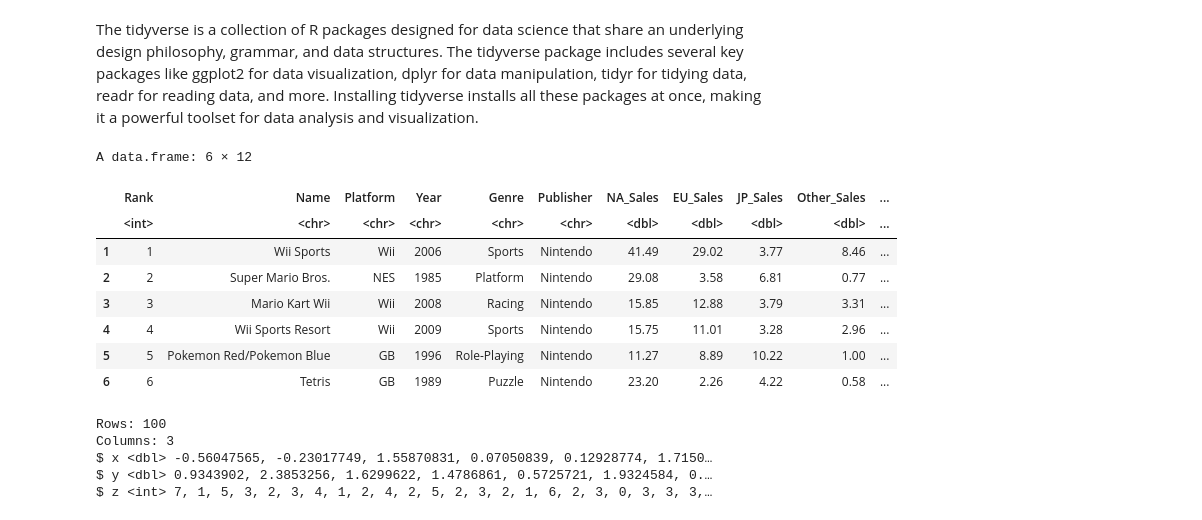
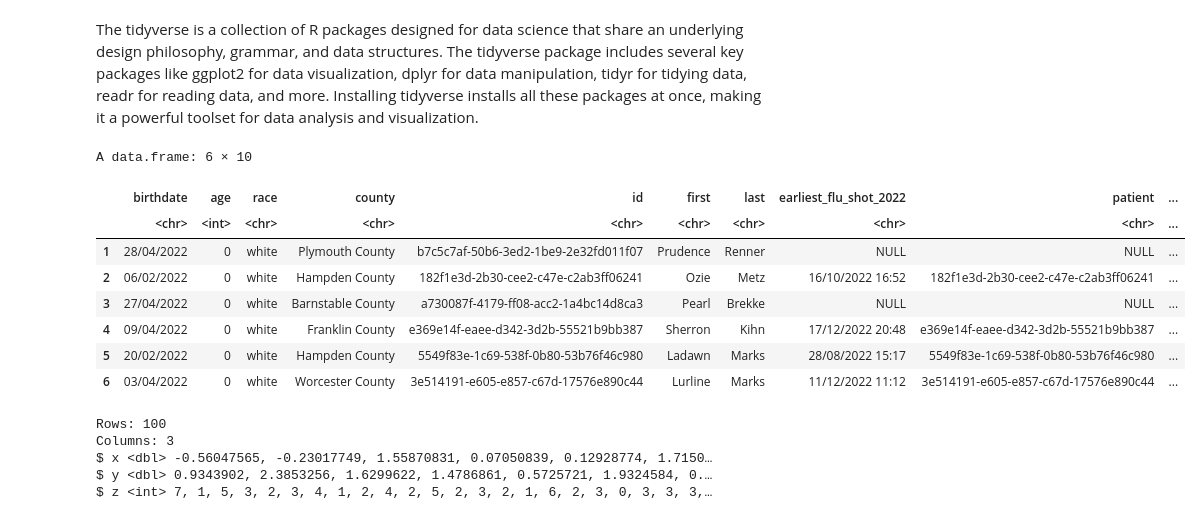
Before and after one commit to NiallGF/DatabasesAndAnalytics, a Jupyter notebook: week_4_part_1_2025.ipynb, the cells around one changed output. Cells and saved outputs as stored; diff of their text form; code cells hidden in the pictures.

```diff
--- a/week_4_part_1_2025.ipynb
+++ b/week_4_part_1_2025.ipynb
@@ -37,25 +47,25 @@ The tidyverse is a collection of R packages designed for data science that share
 # %%
 # Load the RCurl library to handle URL requests
 library(RCurl)
 
 # Retrieve the CSV file from the specified URL
-x <- getURL("https://raw.githubusercontent.com/shidrokh/my-csv-files/main/vgsalesGlobale.csv")
+x <- getURL("https://raw.githubusercontent.com/NiallGF/DatabasesAndAnalytics/refs/heads/main/CSV's/immunizationCorrect.csv")
 
 # Read the CSV content directly from the retrieved text
 y <- read.csv(text = x)
 
 # Display the first few rows of the dataset
 head(y)
 # %% [output]
-A data.frame: 6 × 12
+A data.frame: 6 × 10
-|  | Rank | Name | Platform | Year | Genre | Publisher | NA_Sales | EU_Sales | JP_Sales | Other_Sales | ... |
-|  | <int> | <chr> | <chr> | <chr> | <chr> | <chr> | <dbl> | <dbl> | <dbl> | <dbl> | ... |
-| 1 | 1 | Wii Sports | Wii | 2006 | Sports | Nintendo | 41.49 | 29.02 | 3.77 | 8.46 | ... |
-| 2 | 2 | Super Mario Bros. | NES | 1985 | Platform | Nintendo | 29.08 | 3.58 | 6.81 | 0.77 | ... |
-| 3 | 3 | Mario Kart Wii | Wii | 2008 | Racing | Nintendo | 15.85 | 12.88 | 3.79 | 3.31 | ... |
-| 4 | 4 | Wii Sports Resort | Wii | 2009 | Sports | Nintendo | 15.75 | 11.01 | 3.28 | 2.96 | ... |
-| 5 | 5 | Pokemon Red/Pokemon Blue | GB | 1996 | Role-Playing | Nintendo | 11.27 | 8.89 | 10.22 | 1.00 | ... |
-| 6 | 6 | Tetris | GB | 1989 | Puzzle | Nintendo | 23.20 | 2.26 | 4.22 | 0.58 | ... |
+|  | birthdate | age | race | county | id | first | last | earliest_flu_shot_2022 | patient | ... |
+|  | <chr> | <int> | <chr> | <chr> | <chr> | <chr> | <chr> | <chr> | <chr> | ... |
+| 1 | 28/04/2022 | 0 | white | Plymouth County | b7c5c7af-50b6-3ed2-1be9-2e32fd011f07 | Prudence | Renner | NULL | NULL | ... |
+| 2 | 06/02/2022 | 0 | white | Hampden County | 182f1e3d-2b30-cee2-c47e-c2ab3ff06241 | Ozie | Metz | 16/10/2022 16:52 | 182f1e3d-2b30-cee2-c47e-c2ab3ff06241 | ... |
+| 3 | 27/04/2022 | 0 | white | Barnstable County | a730087f-4179-ff08-acc2-1a4bc14d8ca3 | Pearl | Brekke | NULL | NULL | ... |
+| 4 | 09/04/2022 | 0 | white | Franklin County | e369e14f-eaee-d342-3d2b-55521b9bb387 | Sherron | Kihn | 17/12/2022 20:48 | e369e14f-eaee-d342-3d2b-55521b9bb387 | ... |
+| 5 | 20/02/2022 | 0 | white | Hampden County | 5549f83e-1c69-538f-0b80-53b76f46c980 | Ladawn | Marks | 28/08/2022 15:17 | 5549f83e-1c69-538f-0b80-53b76f46c980 | ... |
+| 6 | 03/04/2022 | 0 | white | Worcester County | 3e514191-e605-e857-c67d-17576e890c44 | Lurline | Marks | 11/12/2022 11:12 | 3e514191-e605-e857-c67d-17576e890c44 | ... |
 # %%
 # Generate placeholder data for demonstration
 set.seed(123) # For reproducibility
```
Also changed, not shown: parts of 23 cells of this notebook.
